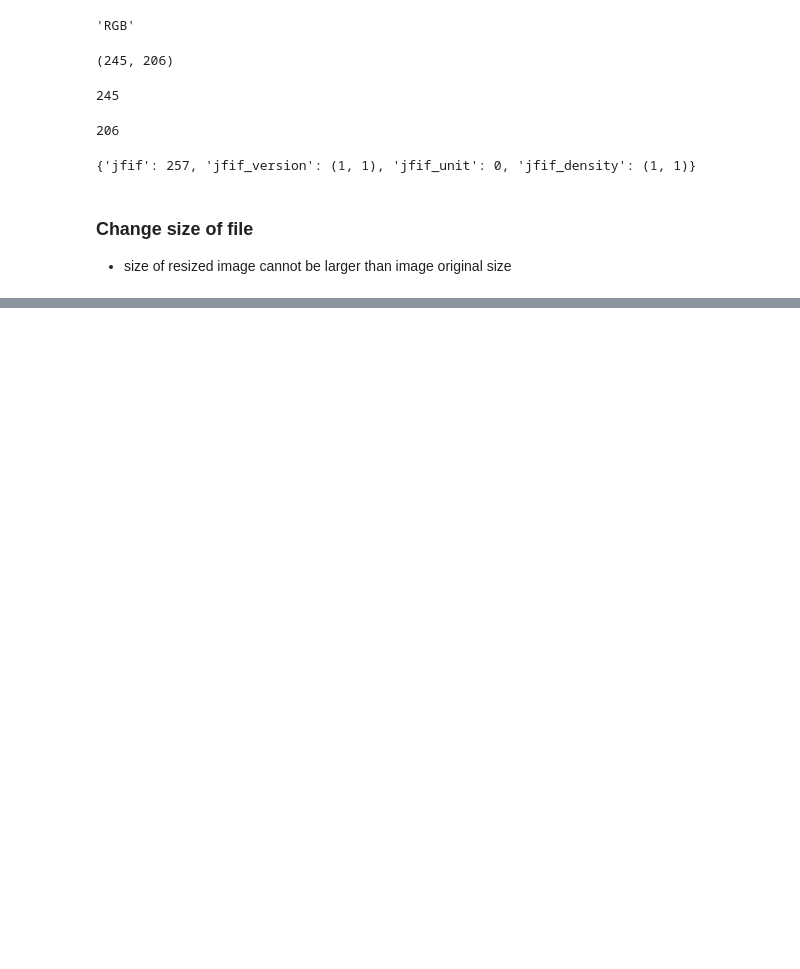
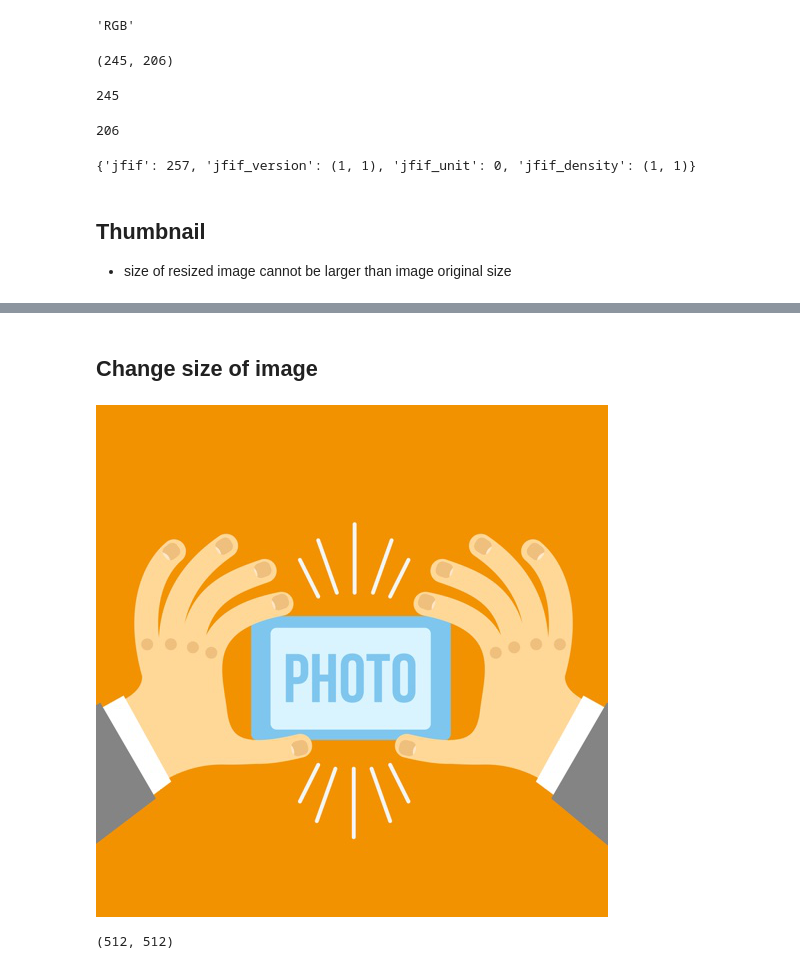
Before and after one commit to arslansherazi/artificial-intelligence, a Jupyter notebook: 4-Deep Learning/Computer Vision/Pillow-PIL.ipynb, the cells around one changed output, grey strips where cells are left out. Saved outputs shown, nothing was run; the diff lists cells and outputs as text; code cells hidden in the pictures; blank space fills up the shorter version.

Commit message:
xgboost and cropping image

```diff
--- a/4-Deep Learning/Computer Vision/Pillow-PIL.ipynb
+++ b/4-Deep Learning/Computer Vision/Pillow-PIL.ipynb
@@ -54,6 +54,6 @@ image.info
 # %%
 image.palette
 # %% [markdown]
-### Change size of file
+## Thumbnail
 - size of resized image cannot be larger than image original size
 # %%
@@ -61,3 +61,14 @@ image.thumbnail((180, 180))
 image
 # %% [output]
 [figure]
+# %% [markdown]
+## Change size of image
+# %%
+image = Image.open('images/cv-image2.jpg')
+image
+# %% [output]
+[figure, added]
+# %%
+image.size
+# %% [output]
+(512, 512)
```
Also changed, not shown: parts of 24 cells of this notebook, 16 other files.
